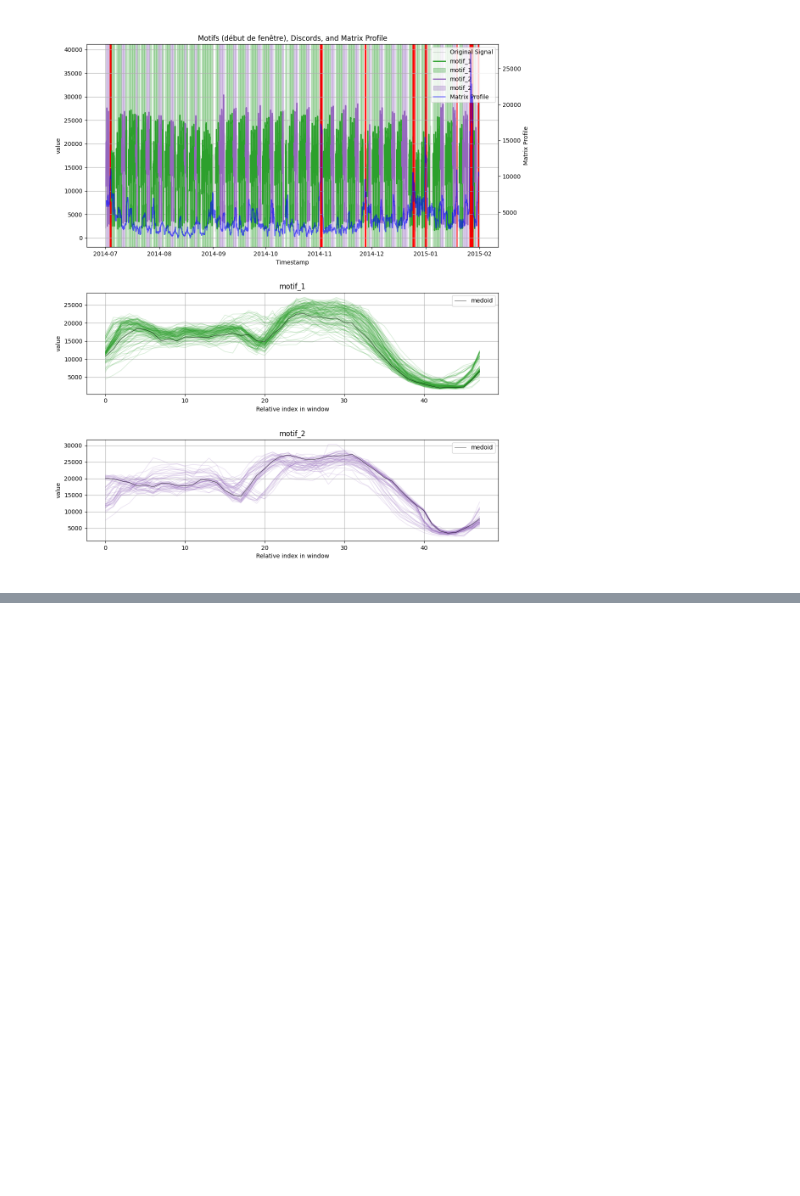
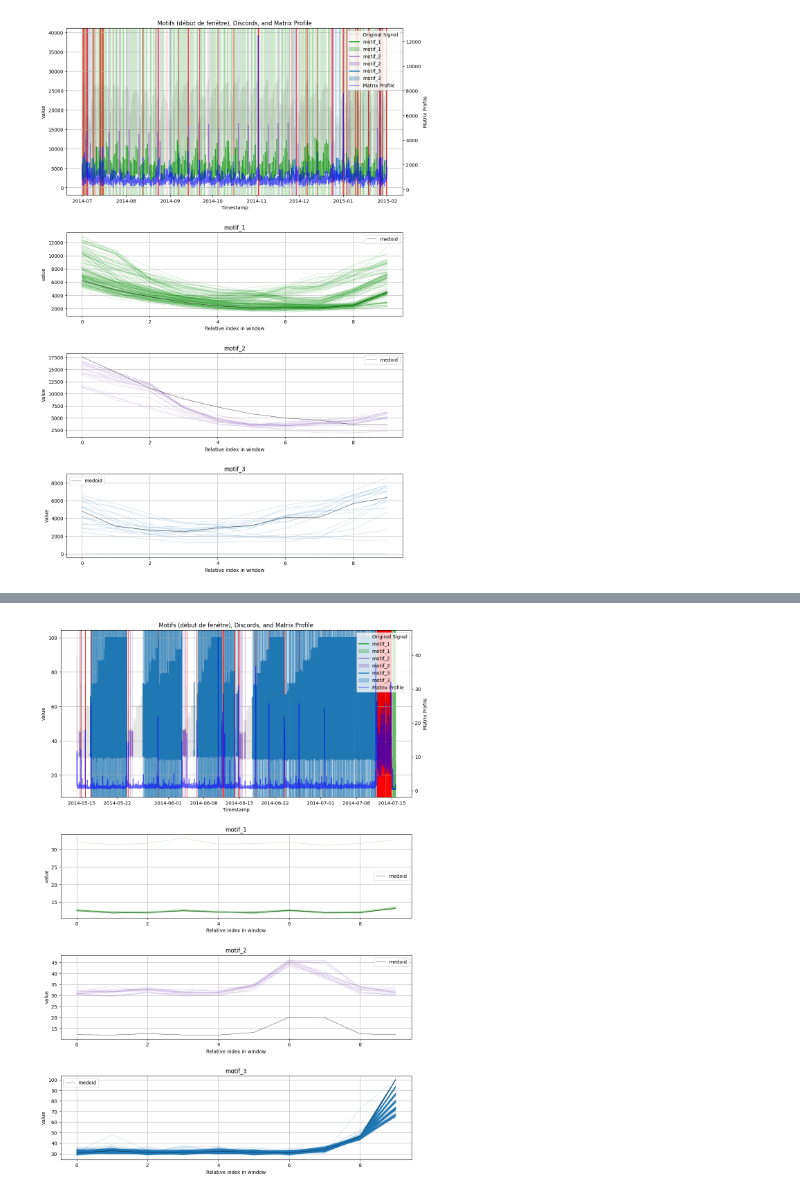
Before and after one commit to Guillaumernd/ampiimts, a Jupyter notebook: notebooks/Matrix_Profile/Matrix_profile.ipynb, the cells around one changed output, grey strips where cells are left out. Drawn from its saved outputs; the diff is of its cells as text; code cells hidden in the pictures; blank space fills up the shorter version.

```diff
--- a/notebooks/Matrix_Profile/Matrix_profile.ipynb
+++ b/notebooks/Matrix_Profile/Matrix_profile.ipynb
@@ -19,12 +19,11 @@ with os.scandir(folder) as entries:
         if entry.is_file() and entry.name.endswith('csv'):
             # list of sensors with some parameters -> list[pd.DataFrame[timestamp, value1, value2, etc..., latitude, longitude]])
             pds.append((pd.read_csv(folder+'/'+entry.name), entry.name))
-pds = pds[:1]
 # %%
 # get original dataframe
 for df, name in pds:
     print(name)
-    df_normalize = ampiimts.pre_processed(df, window_size='24h')
+    df_normalize = ampiimts.pre_processed(df)
     result = ampiimts.matrix_profile(df_normalize, max_matches=50, max_motifs=3)
     ampiimts.plot_patterns_and_discords(ampiimts.interpolate(df), result)
 # %% [output]
@@ -33 +32 @@ nyc_taxi.csv
-[figure, old version]
+[figure, new version]
@@ -33,0 +35 @@ nyc_taxi.csv
+[figure, added]
```
Also changed, not shown: parts of 2 cells of this notebook, 2 other files.
